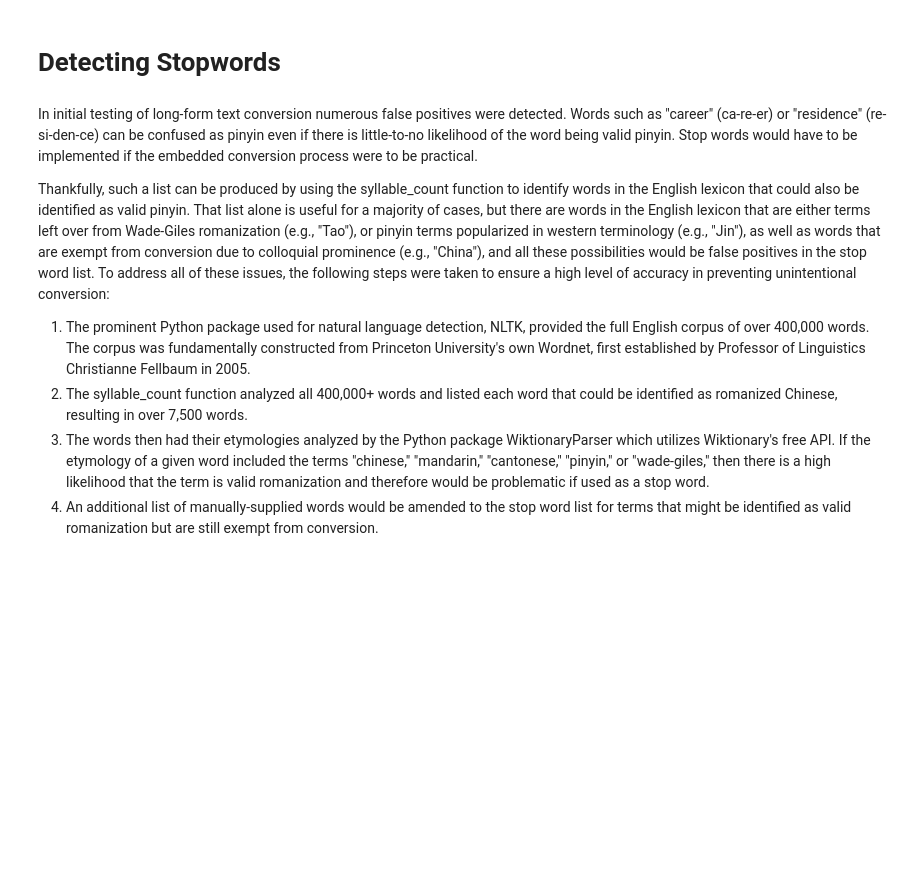
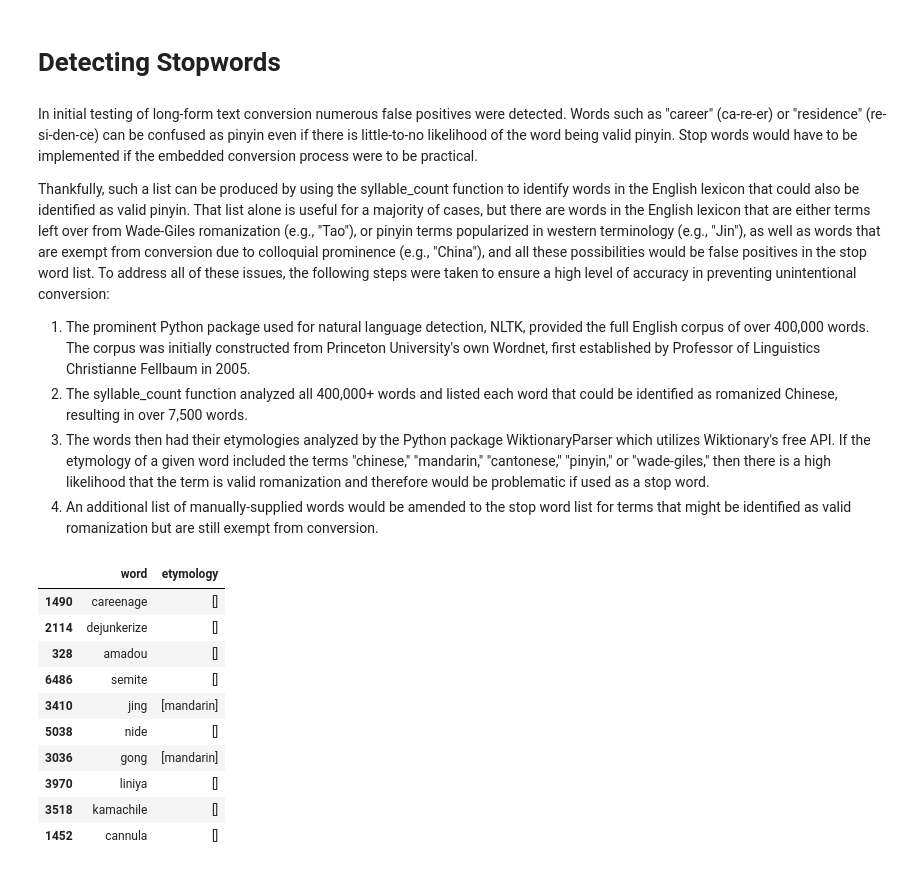
Before and after one commit to JHGFD82/ChineseSyllableCountGeneratorDraftNotes, a Jupyter notebook: Chinese Syllable Count Generator.ipynb, the cells around one changed output. Cells and saved outputs as stored; diff of their text form; code cells hidden in the pictures; blank space fills up the shorter version.

```diff
--- a/Chinese Syllable Count Generator.ipynb
+++ b/Chinese Syllable Count Generator.ipynb
@@ -1176,38 +1181,51 @@ In initial testing of long-form text conversion numerous false positives were de
 
 Thankfully, such a list can be produced by using the syllable_count function to identify words in the English lexicon that could also be identified as valid pinyin. That list alone is useful for a majority of cases, but there are words in the English lexicon that are either terms left over from Wade-Giles romanization (e.g., "Tao"), or pinyin terms popularized in western terminology (e.g., "Jin"), as well as words that are exempt from conversion due to colloquial prominence (e.g., "China"), and all these possibilities would be false positives in the stop word list. To address all of these issues, the following steps were taken to ensure a high level of accuracy in preventing unintentional conversion:
 
-1. The prominent Python package used for natural language detection, NLTK, provided the full English corpus of over 400,000 words. The corpus was fundamentally constructed from Princeton University's own Wordnet, first established by Professor of Linguistics Christianne Fellbaum in 2005.
+1. The prominent Python package used for natural language detection, NLTK, provided the full English corpus of over 400,000 words. The corpus was initially constructed from Princeton University's own Wordnet, first established by Professor of Linguistics Christianne Fellbaum in 2005.
 2. The syllable_count function analyzed all 400,000+ words and listed each word that could be identified as romanized Chinese, resulting in over 7,500 words.
 3. The words then had their etymologies analyzed by the Python package WiktionaryParser which utilizes Wiktionary's free API. If the etymology of a given word included the terms "chinese," "mandarin," "cantonese," "pinyin," or "wade-giles," then there is a high likelihood that the term is valid romanization and therefore would be problematic if used as a stop word.
 4. An additional list of manually-supplied words would be amended to the stop word list for terms that might be identified as valid romanization but are still exempt from conversion.
 # %%
 # Import necessary packages
 import pandas as pd
 from nltk.corpus import words
 from wiktionaryparser import WiktionaryParser
 
 # Generate DataFrame of stopwords by running the syllable_count function on the English lexicon
 counted_english = [word for word in words.words() if syllable_count(word) != [0]]
 words_df = pd.DataFrame(counted_english, columns=['word'])
 
 # Initialize Wiktionary Parser, etymology keyword list
 parser = WiktionaryParser()
 etymology_terms = ['mandarin', 'cantonese', 'chinese', 'pinyin', 'wade-giles']
 
 # Define function to return etymology keywords if spotted in Wiktionary etymologies
 def wikied_words(word):
 
     result = []
     try:
         parsed = parser.fetch(word)
         [result.append(y) if y in x['etymology'].lower() else ''
          for x in parsed for y in etymology_terms]
     except:
         pass
     return result
 
 # Apply function to DataFrame, put results in new column
 words_df['etymology'] = words_df['word'].apply(wikied_words)
+words_df.sample(10)
+# %% [output]
+|  | word | etymology |
+| 1490 | careenage | [] |
+| 2114 | dejunkerize | [] |
+| 328 | amadou | [] |
+| 6486 | semite | [] |
+| 3410 | jing | [mandarin] |
+| 5038 | nide | [] |
+| 3036 | gong | [mandarin] |
+| 3970 | liniya | [] |
+| 3518 | kamachile | [] |
+| 1452 | cannula | [] |
 # %%
 # Lowercase all words
 words_df['word'] = words_df['word'].apply(lambda x: x.lower())
```
Also changed, not shown: parts of 4 cells of this notebook.
